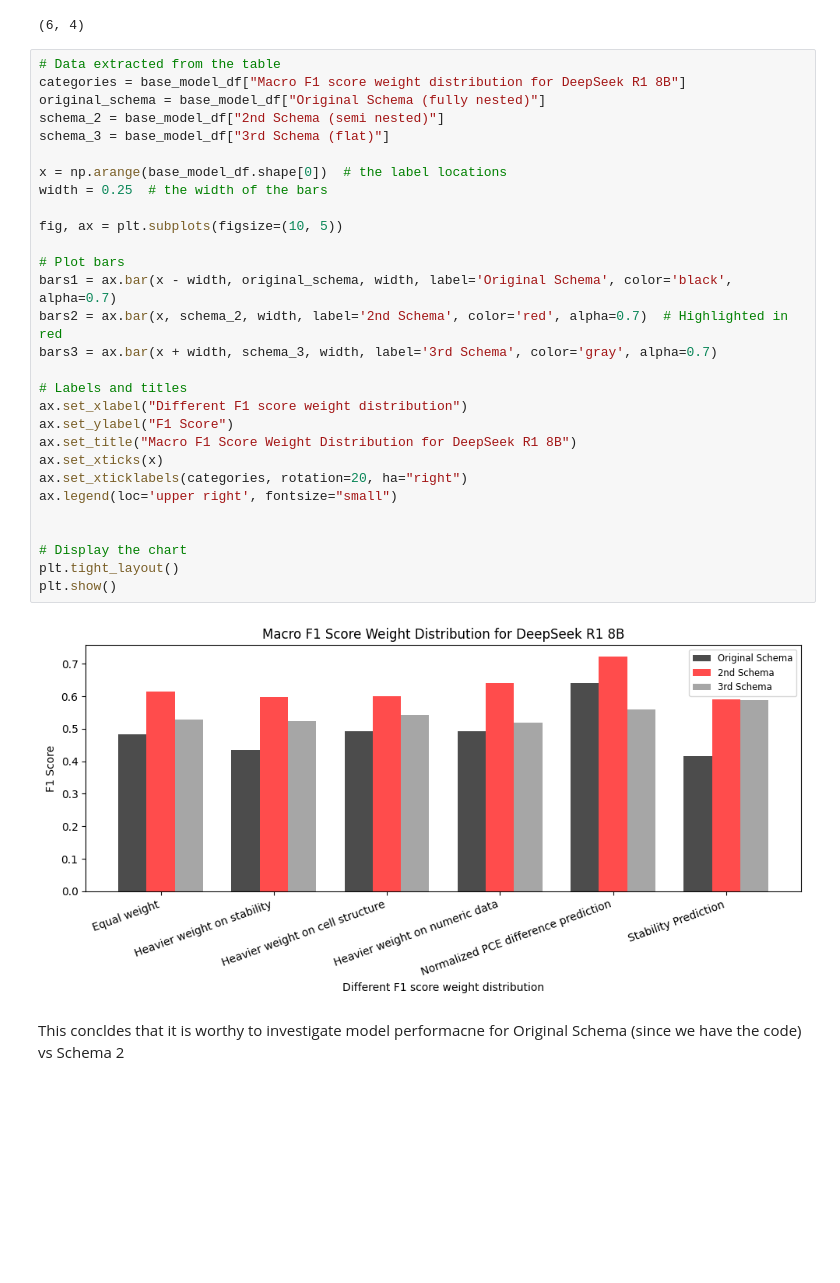
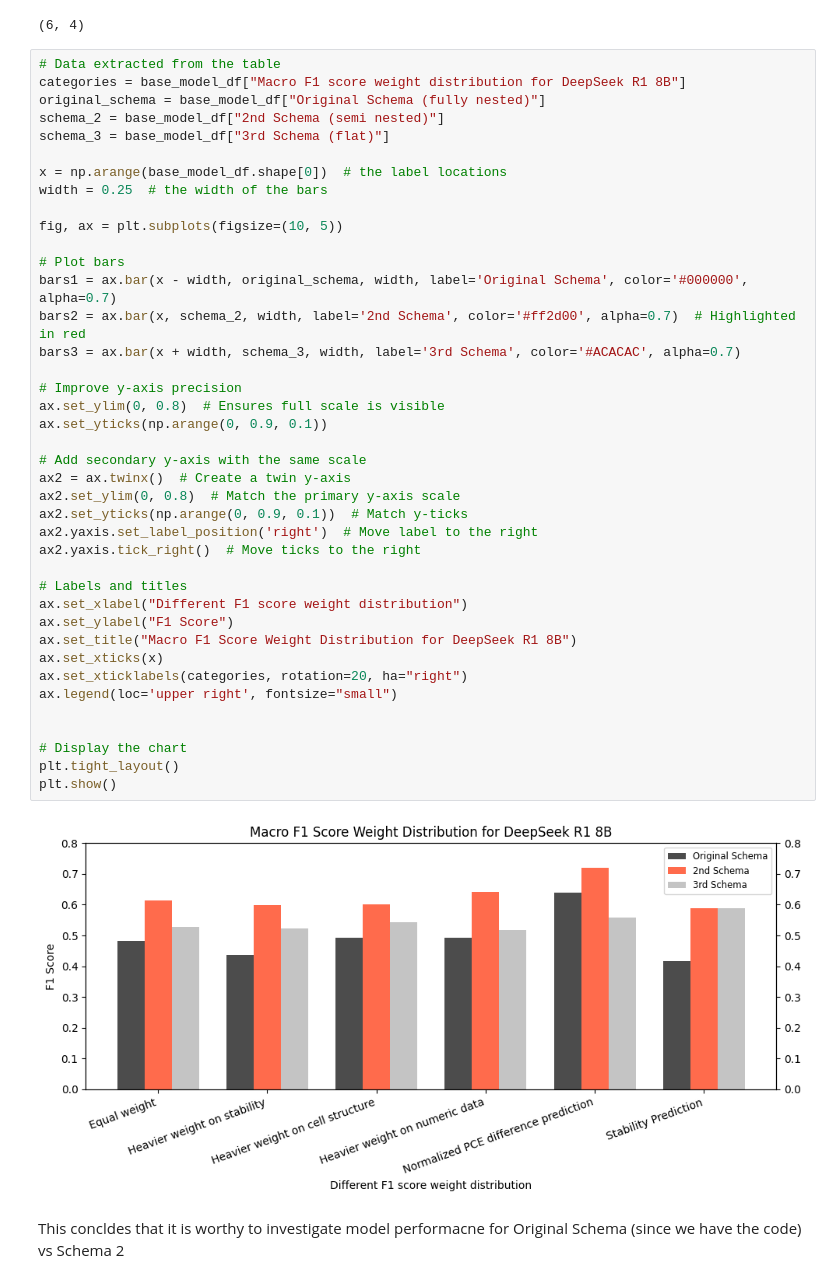
Before and after one commit to kanggunh/DSC180_B11_Q2, a Jupyter notebook: figures_visualization/evaluation.ipynb, the cells around one changed output. Cells and saved outputs as stored; diff of their text form; blank space fills up the shorter version.

```diff
--- a/figures_visualization/evaluation.ipynb
+++ b/figures_visualization/evaluation.ipynb
@@ -33,34 +33,45 @@ base_model_df.shape
 # %%
 # Data extracted from the table
 categories = base_model_df["Macro F1 score weight distribution for DeepSeek R1 8B"]
 original_schema = base_model_df["Original Schema (fully nested)"]
 schema_2 = base_model_df["2nd Schema (semi nested)"]
 schema_3 = base_model_df["3rd Schema (flat)"]
 
 x = np.arange(base_model_df.shape[0])  # the label locations
 width = 0.25  # the width of the bars
 
 fig, ax = plt.subplots(figsize=(10, 5))
 
 # Plot bars
-bars1 = ax.bar(x - width, original_schema, width, label='Original Schema', color='black', alpha=0.7)
-bars2 = ax.bar(x, schema_2, width, label='2nd Schema', color='red', alpha=0.7)  # Highlighted in red
-bars3 = ax.bar(x + width, schema_3, width, label='3rd Schema', color='gray', alpha=0.7)
+bars1 = ax.bar(x - width, original_schema, width, label='Original Schema', color='#000000', alpha=0.7)
+bars2 = ax.bar(x, schema_2, width, label='2nd Schema', color='#ff2d00', alpha=0.7)  # Highlighted in red
+bars3 = ax.bar(x + width, schema_3, width, label='3rd Schema', color='#ACACAC', alpha=0.7)
+
+# Improve y-axis precision
+ax.set_ylim(0, 0.8)  # Ensures full scale is visible
+ax.set_yticks(np.arange(0, 0.9, 0.1))
+
+# Add secondary y-axis with the same scale
+ax2 = ax.twinx()  # Create a twin y-axis
+ax2.set_ylim(0, 0.8)  # Match the primary y-axis scale
+ax2.set_yticks(np.arange(0, 0.9, 0.1))  # Match y-ticks
+ax2.yaxis.set_label_position('right')  # Move label to the right
+ax2.yaxis.tick_right()  # Move ticks to the right
 
 # Labels and titles
 ax.set_xlabel("Different F1 score weight distribution")
 ax.set_ylabel("F1 Score")
 ax.set_title("Macro F1 Score Weight Distribution for DeepSeek R1 8B")
 ax.set_xticks(x)
 ax.set_xticklabels(categories, rotation=20, ha="right")
 ax.legend(loc='upper right', fontsize="small")
 
 
 # Display the chart
 plt.tight_layout()
 plt.show()
 # %% [output]
-[figure, old version]
+[figure, new version]
 # %% [markdown]
 This concldes that it is worthy to investigate model performacne for Original Schema (since we have the code) vs Schema 2
 # %% [markdown]
```
Also changed, not shown: parts of 3 cells of this notebook, 1 other file.
